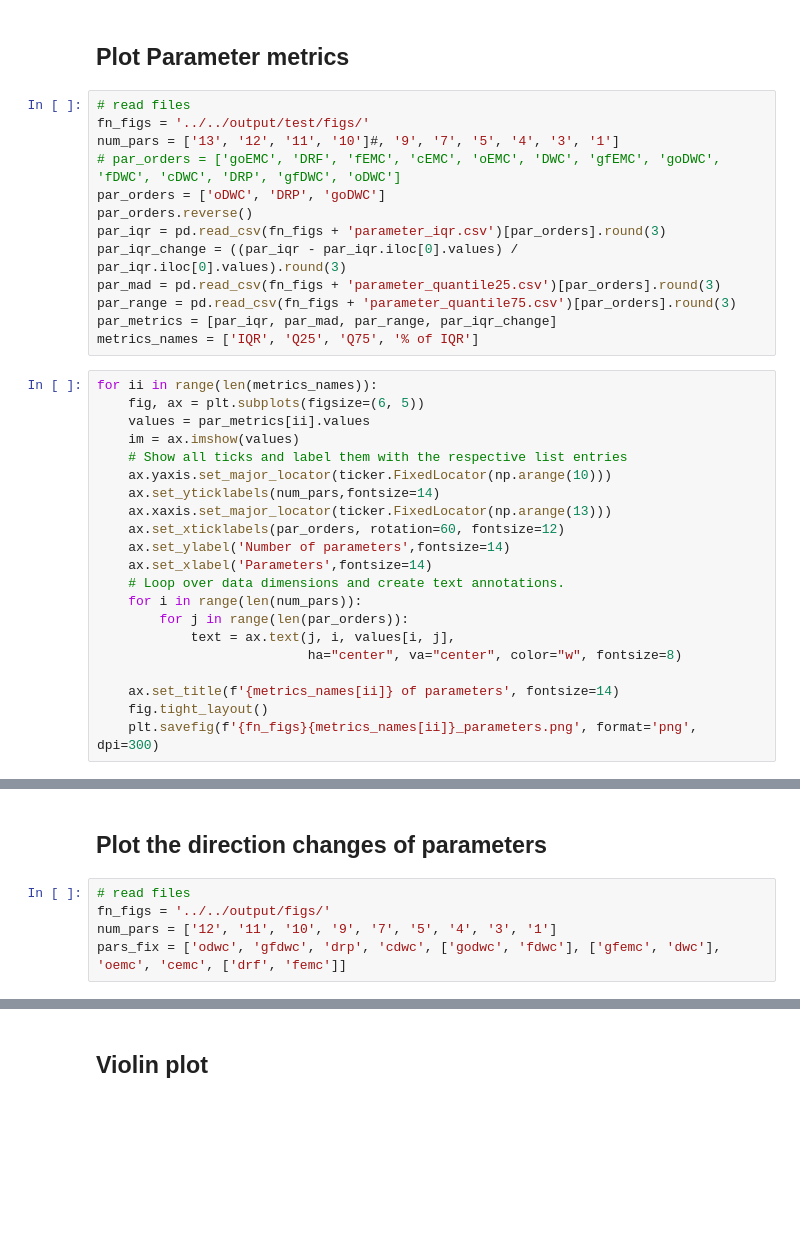
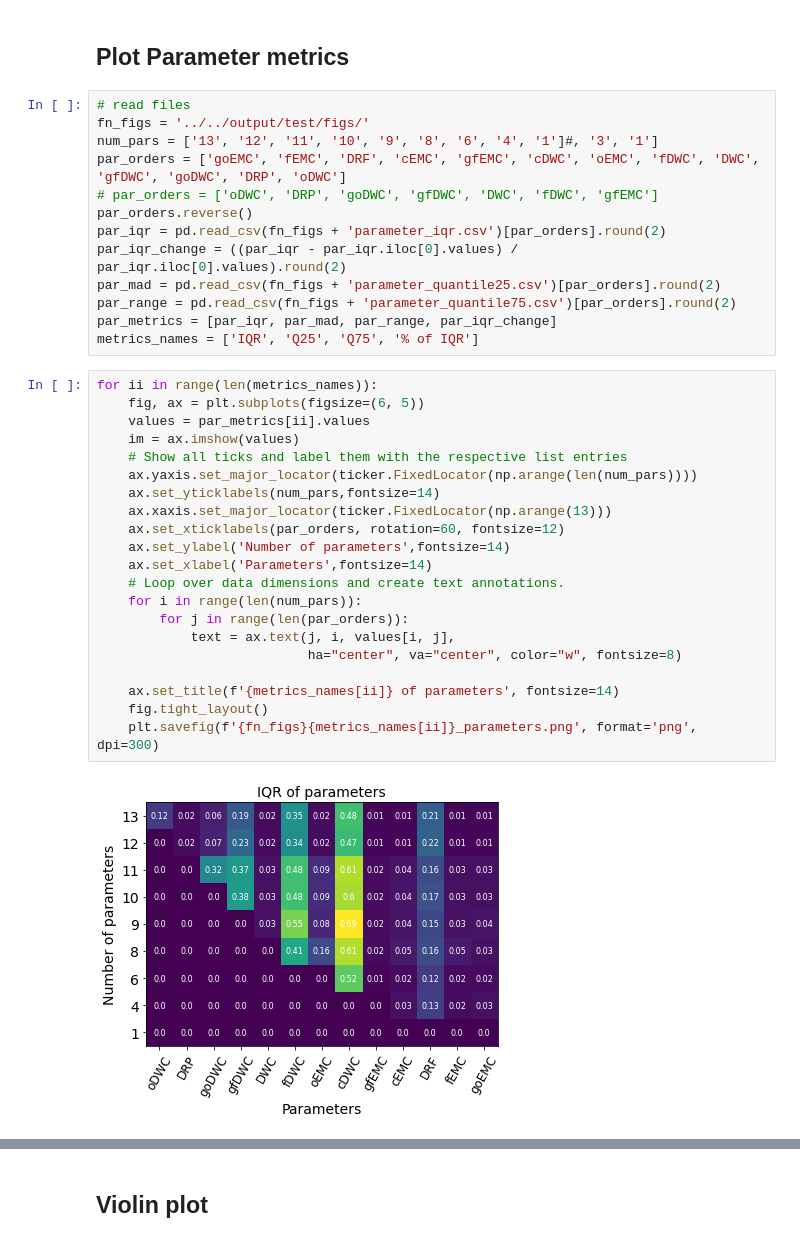
Before and after one commit to QianWanghhu/predict_uq, a Jupyter notebook: src/notebooks/predictive_uncertainty.ipynb, the cells around one changed output, grey strips where cells are left out. Drawn from its saved outputs; the diff is of its cells as text; blank space fills up the shorter version.

```diff
--- a/src/notebooks/predictive_uncertainty.ipynb
+++ b/src/notebooks/predictive_uncertainty.ipynb
@@ -114,34 +124,36 @@ df_summary[cols_obj_order].to_csv(f'{fn_figs}objective_summary.csv')
 # %%
 # read files
 fn_figs = '../../output/test/figs/'
-num_pars = ['13', '12', '11', '10']#, '9', '7', '5', '4', '3', '1']
-# par_orders = ['goEMC', 'DRF', 'fEMC', 'cEMC', 'oEMC', 'DWC', 'gfEMC', 'goDWC', 'fDWC', 'cDWC', 'DRP', 'gfDWC', 'oDWC']
-par_orders = ['oDWC', 'DRP', 'goDWC']
+num_pars = ['13', '12', '11', '10', '9', '8', '6', '4', '1']#, '3', '1']
+par_orders = ['goEMC', 'fEMC', 'DRF', 'cEMC', 'gfEMC', 'cDWC', 'oEMC', 'fDWC', 'DWC', 'gfDWC', 'goDWC', 'DRP', 'oDWC']
+# par_orders = ['oDWC', 'DRP', 'goDWC', 'gfDWC', 'DWC', 'fDWC', 'gfEMC']
 par_orders.reverse()
-par_iqr = pd.read_csv(fn_figs + 'parameter_iqr.csv')[par_orders].round(3)
-par_iqr_change = ((par_iqr - par_iqr.iloc[0].values) / par_iqr.iloc[0].values).round(3)
-par_mad = pd.read_csv(fn_figs + 'parameter_quantile25.csv')[par_orders].round(3)
-par_range = pd.read_csv(fn_figs + 'parameter_quantile75.csv')[par_orders].round(3)
+par_iqr = pd.read_csv(fn_figs + 'parameter_iqr.csv')[par_orders].round(2)
+par_iqr_change = ((par_iqr - par_iqr.iloc[0].values) / par_iqr.iloc[0].values).round(2)
+par_mad = pd.read_csv(fn_figs + 'parameter_quantile25.csv')[par_orders].round(2)
+par_range = pd.read_csv(fn_figs + 'parameter_quantile75.csv')[par_orders].round(2)
 par_metrics = [par_iqr, par_mad, par_range, par_iqr_change]
 metrics_names = ['IQR', 'Q25', 'Q75', '% of IQR']
 # %%
 for ii in range(len(metrics_names)):
     fig, ax = plt.subplots(figsize=(6, 5))
     values = par_metrics[ii].values
     im = ax.imshow(values)
     # Show all ticks and label them with the respective list entries
-    ax.yaxis.set_major_locator(ticker.FixedLocator(np.arange(10)))
+    ax.yaxis.set_major_locator(ticker.FixedLocator(np.arange(len(num_pars))))
     ax.set_yticklabels(num_pars,fontsize=14)
     ax.xaxis.set_major_locator(ticker.FixedLocator(np.arange(13)))
     ax.set_xticklabels(par_orders, rotation=60, fontsize=12)
     ax.set_ylabel('Number of parameters',fontsize=14)
     ax.set_xlabel('Parameters',fontsize=14)
     # Loop over data dimensions and create text annotations.
     for i in range(len(num_pars)):
         for j in range(len(par_orders)):
             text = ax.text(j, i, values[i, j],
                            ha="center", va="center", color="w", fontsize=8)
 
     ax.set_title(f'{metrics_names[ii]} of parameters', fontsize=14)
     fig.tight_layout()
     plt.savefig(f'{fn_figs}{metrics_names[ii]}_parameters.png', format='png', dpi=300)
+# %% [output]
+[figure, added]
@@ -148,7 +162,0 @@ for ii in range(len(metrics_names)):
-# %% [markdown]
-## Plot the direction changes of parameters
-# %%
-# read files
-fn_figs = '../../output/figs/'
-num_pars = ['12', '11', '10', '9', '7', '5', '4', '3', '1']
-pars_fix = ['odwc', 'gfdwc', 'drp', 'cdwc', ['godwc', 'fdwc'], ['gfemc', 'dwc'], 'oemc', 'cemc', ['drf', 'femc']]
```
Also changed, not shown: parts of 15 cells of this notebook, 1 other file.
